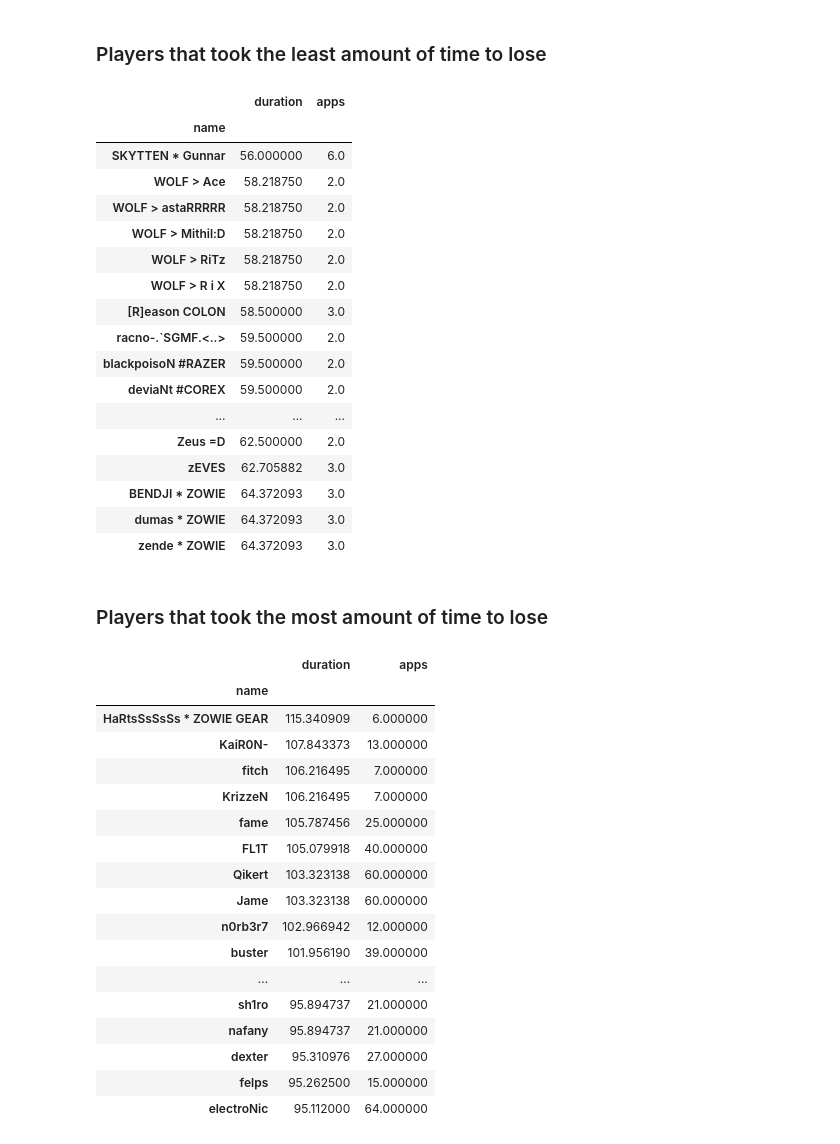
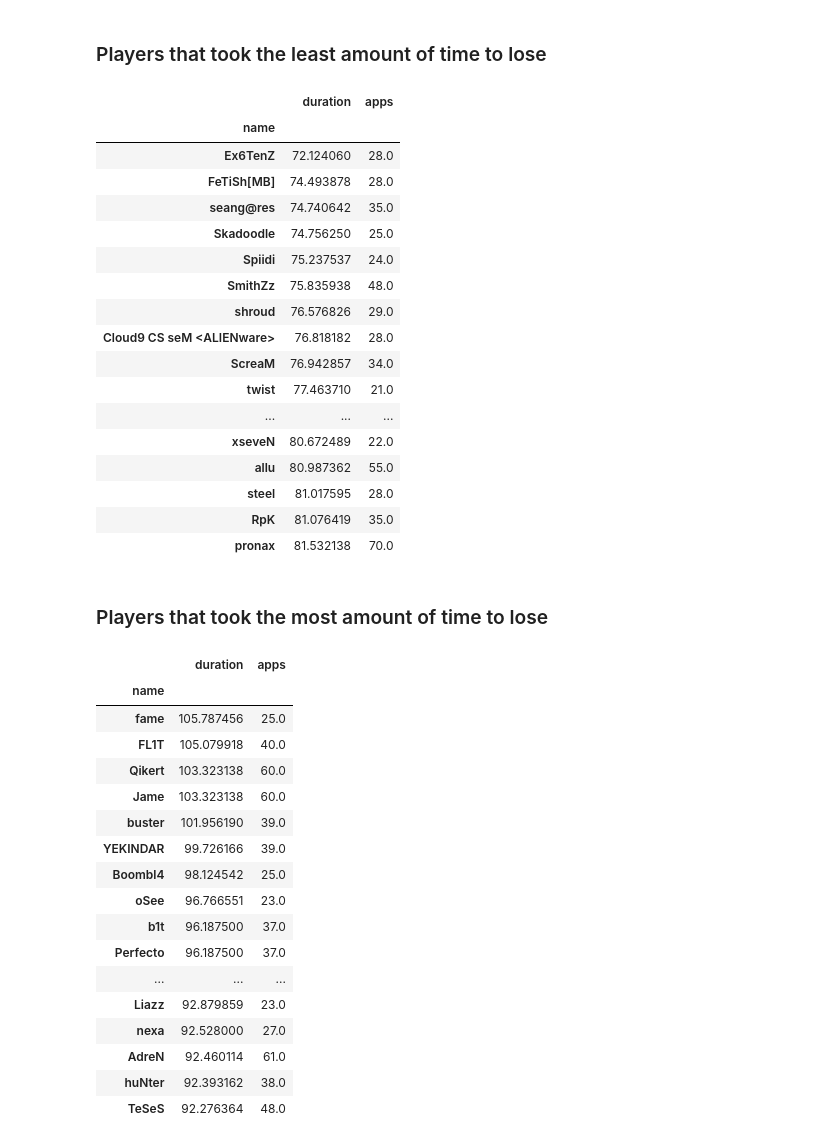
Before and after one commit to bevan-philip/have-cs-rounds-become-slower, a Jupyter notebook: analysis.ipynb, the cells around one changed output. Saved outputs shown, nothing was run; the diff lists cells and outputs as text; code cells hidden in the pictures.

```diff
--- a/analysis.ipynb
+++ b/analysis.ipynb
@@ -18,15 +21,22 @@ pd.set_option('display.max_colwidth', None)
 # %%
 csgo_df['survivingCount'] =  csgo_df.survivingPlayers.apply(lambda x: len(x[1:-1].split(',')) if x != 'null' else 0)
+
 csgo_df['longestKillWaitS'] = csgo_df['longestKillWait']/csgo_df['tickrate']
 csgo_df['lastKillToEndS'] = csgo_df['lastKillToEnd']/csgo_df['tickrate']
-csgo_df["team_a_players_str"] = csgo_df.team_a_players.apply(lambda x: str(sorted(x[1:-1].split(','))))
-csgo_df["team_b_players_str"] = csgo_df.team_b_players.apply(lambda x: str(sorted(x[1:-1].split(','))))
+
 csgo_df["team_a_players"] = csgo_df.team_a_players.apply(lambda x: sorted(map(int, x[1:-1].split(','))))
 csgo_df["team_b_players"] = csgo_df.team_b_players.apply(lambda x: sorted(map(int, x[1:-1].split(','))))
 csgo_df["losingPlayers"] = np.where(csgo_df["losingTeamName"] == csgo_df["team_a"],  csgo_df["team_a_players"], csgo_df["team_b_players"])
-csgo_df["losingPlayers_str"] = np.where(csgo_df["losingTeamName"] == csgo_df["team_a"],  csgo_df["team_a_players_str"], csgo_df["team_b_players_str"])
+
+# Converting nade/kill ticks into relative datapoints
 csgo_df['heTicks'] = csgo_df.heTicks.apply(lambda x: sorted(map(int, x[1:-1].split(','))) if x != "null" else [])
-csgo_df['heTicksRelative'] = csgo_df.apply(lambda x: [y-x.startTick for y in x.heTicks ], axis=1)
+csgo_df['heTicksRelative'] = csgo_df.apply(lambda x: [((y-x.startTick)/x.tickrate) for y in x.heTicks ], axis=1)
+csgo_df['killTicksP'] = csgo_df.killTicks.apply(lambda x: sorted(map(int, x[1:-1].split(','))) if x != "null" else [])
+csgo_df['killTicksRelative'] = csgo_df.apply(lambda x: [((y-x.startTick)/x.tickrate) for y in x.killTicksP], axis=1)
+csgo_df['smokeTicks'] = csgo_df.smokeTicks.apply(lambda x: sorted(map(int, x[1:-1].split(','))) if x != "null" else [])
+csgo_df['smokeTicksRelative'] = csgo_df.apply(lambda x: [((y-x.startTick)/x.tickrate) for y in x.smokeTicks], axis=1)
+csgo_df['molotovTicks'] = csgo_df.molotovTicks.apply(lambda x: sorted(map(int, x[1:-1].split(','))) if x != "null" else [])
+csgo_df['molotovTicksRelative'] = csgo_df.apply(lambda x: [((y-x.startTick)/x.tickrate) for y in x.molotovTicks], axis=1)
 # %%
 csgo_df
 ;
@@ -234,46 +242,46 @@ durations = csgo_df.explode("losingPlayers").reset_index()[["duration", "losingP
 # %% [markdown]
 ### Players that took the least amount of time to lose
 # %%
-durations.groupby('name').agg(list).applymap(np.mean).sort_values(by='duration').head(30)
+durations.loc[durations['apps'] > 20 ].groupby('name').agg(list).applymap(np.mean).sort_values(by='duration').head(30)
 # %% [output]
 |  | duration | apps |
 | name |  |  |
-| SKYTTEN * Gunnar | 56.000000 | 6.0 |
-| WOLF > Ace | 58.218750 | 2.0 |
-| WOLF > astaRRRRR | 58.218750 | 2.0 |
-| WOLF > Mithil:D | 58.218750 | 2.0 |
-| WOLF > RiTz | 58.218750 | 2.0 |
-| WOLF > R i X | 58.218750 | 2.0 |
-| [R]eason COLON | 58.500000 | 3.0 |
-| racno-.`SGMF.<..> | 59.500000 | 2.0 |
-| blackpoisoN #RAZER | 59.500000 | 2.0 |
-| deviaNt #COREX | 59.500000 | 2.0 |
+| Ex6TenZ | 72.124060 | 28.0 |
+| FeTiSh[MB] | 74.493878 | 28.0 |
+| seang@res | 74.740642 | 35.0 |
+| Skadoodle | 74.756250 | 25.0 |
+| Spiidi | 75.237537 | 24.0 |
+| SmithZz | 75.835938 | 48.0 |
+| shroud | 76.576826 | 29.0 |
+| Cloud9 CS seM <ALIENware> | 76.818182 | 28.0 |
+| ScreaM | 76.942857 | 34.0 |
+| twist | 77.463710 | 21.0 |
 | ... | ... | ... |
-| Zeus =D | 62.500000 | 2.0 |
-| zEVES | 62.705882 | 3.0 |
-| BENDJI * ZOWIE | 64.372093 | 3.0 |
-| dumas * ZOWIE | 64.372093 | 3.0 |
-| zende * ZOWIE | 64.372093 | 3.0 |
+| xseveN | 80.672489 | 22.0 |
+| allu | 80.987362 | 55.0 |
+| steel | 81.017595 | 28.0 |
+| RpK | 81.076419 | 35.0 |
+| pronax | 81.532138 | 70.0 |
 # %% [markdown]
 ### Players that took the most amount of time to lose
 # %%
-durations.groupby('name').agg(list).applymap(np.mean).sort_values(by='duration', ascending=False).head(30)
+durations.loc[durations['apps'] > 20 ].groupby('name').agg(list).applymap(np.mean).sort_values(by='duration', ascending=False).head(30)
 # %% [output]
 |  | duration | apps |
 | name |  |  |
-| HaRtsSsSsSs * ZOWIE GEAR | 115.340909 | 6.000000 |
-| KaiR0N- | 107.843373 | 13.000000 |
-| fitch | 106.216495 | 7.000000 |
-| KrizzeN | 106.216495 | 7.000000 |
-| fame | 105.787456 | 25.000000 |
-| FL1T | 105.079918 | 40.000000 |
-| Qikert | 103.323138 | 60.000000 |
-| Jame | 103.323138 | 60.000000 |
-| n0rb3r7 | 102.966942 | 12.000000 |
-| buster | 101.956190 | 39.000000 |
+| fame | 105.787456 | 25.0 |
+| FL1T | 105.079918 | 40.0 |
+| Qikert | 103.323138 | 60.0 |
+| Jame | 103.323138 | 60.0 |
+| buster | 101.956190 | 39.0 |
+| YEKINDAR | 99.726166 | 39.0 |
+| Boombl4 | 98.124542 | 25.0 |
+| oSee | 96.766551 | 23.0 |
+| b1t | 96.187500 | 37.0 |
+| Perfecto | 96.187500 | 37.0 |
 | ... | ... | ... |
-| sh1ro | 95.894737 | 21.000000 |
-| nafany | 95.894737 | 21.000000 |
-| dexter | 95.310976 | 27.000000 |
-| felps | 95.262500 | 15.000000 |
-| electroNic | 95.112000 | 64.000000 |
+| Liazz | 92.879859 | 23.0 |
+| nexa | 92.528000 | 27.0 |
+| AdreN | 92.460114 | 61.0 |
+| huNter | 92.393162 | 38.0 |
+| TeSeS | 92.276364 | 48.0 |
```
Also changed, not shown: parts of 32 cells of this notebook.
